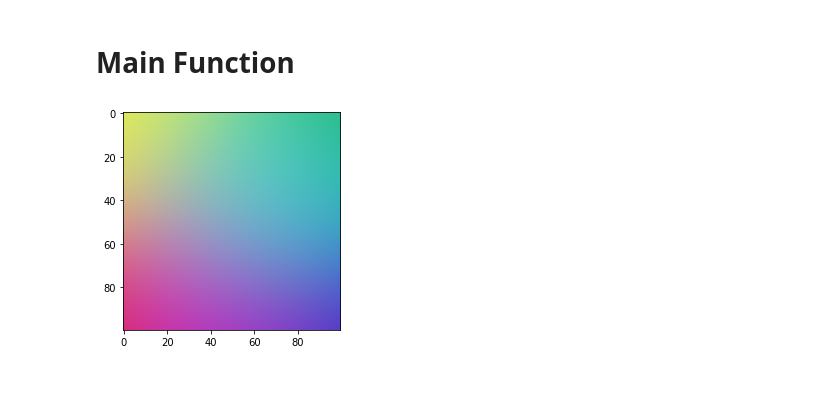
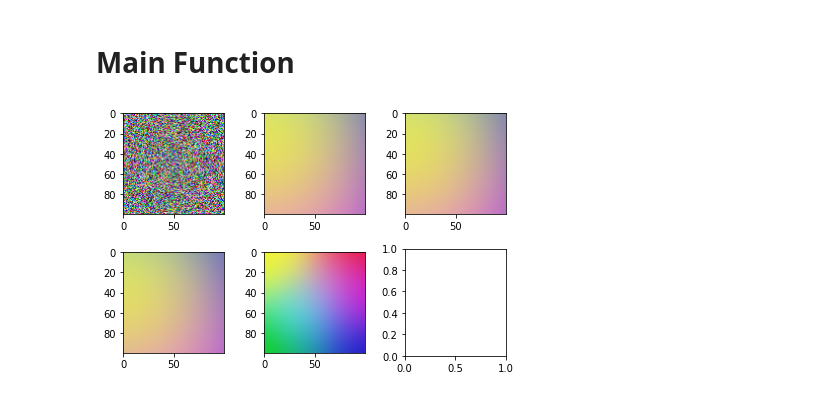
Before and after one commit to subramario/Kohonen-Self-Organizing-Map, a Jupyter notebook: Q4.ipynb, the cells around one changed output. Saved outputs shown, nothing was run; the diff lists cells and outputs as text; code cells hidden in the pictures.

Commit message:
Plots

```diff
--- a/Q4.ipynb
+++ b/Q4.ipynb
@@ -55,6 +55,8 @@ def input_vectors():
     rgb_scale.append((81,206,206))
 
     converted_scale = np.asarray(rgb_scale)/255
+    np.random.shuffle(converted_scale)
+
 
 
     return converted_scale
@@ -119,19 +121,32 @@ def update_weights(weights,input,current_epoch,total_epoch,neighborhood):
 # %%
 def main(sigma_nought):
     weights = initialize_weights()
     input_color = input_vectors()
     total_epochs = 1000
 
+    plot_weights = []
+    plot_weights.append(weights)
     for epoch in range(total_epochs):
         for i in range(len(input_color)):
             crown = winning_neuron(input_color[i], weights)
             d_ij = distance_matrix(crown)
             h_ij = neighborhood(sigma_nought, epoch, total_epochs, d_ij)
             weights = update_weights(weights,input_color[i],epoch,total_epochs,h_ij)
 
-    plt.imshow(weights)
+        if epoch == 19 or epoch == 39 or epoch == 99 or epoch == 999:
+            plot_weights.append(weights)
+
+
+    figure, axes = plt.subplots(nrows=2, ncols=3)
+    axes[0,0].imshow(plot_weights[0])
+    axes[0,1].imshow(plot_weights[1])
+    axes[0,2].imshow(plot_weights[2])
+    axes[1,0].imshow(plot_weights[3])
+    axes[1,1].imshow(plot_weights[4])
+
+    figure.tight_layout()
 
 # Pass sigma_nought value here
-main(70)
+main(50)
 # %% [output]
-[figure, old version]
+[figure, new version]
```
